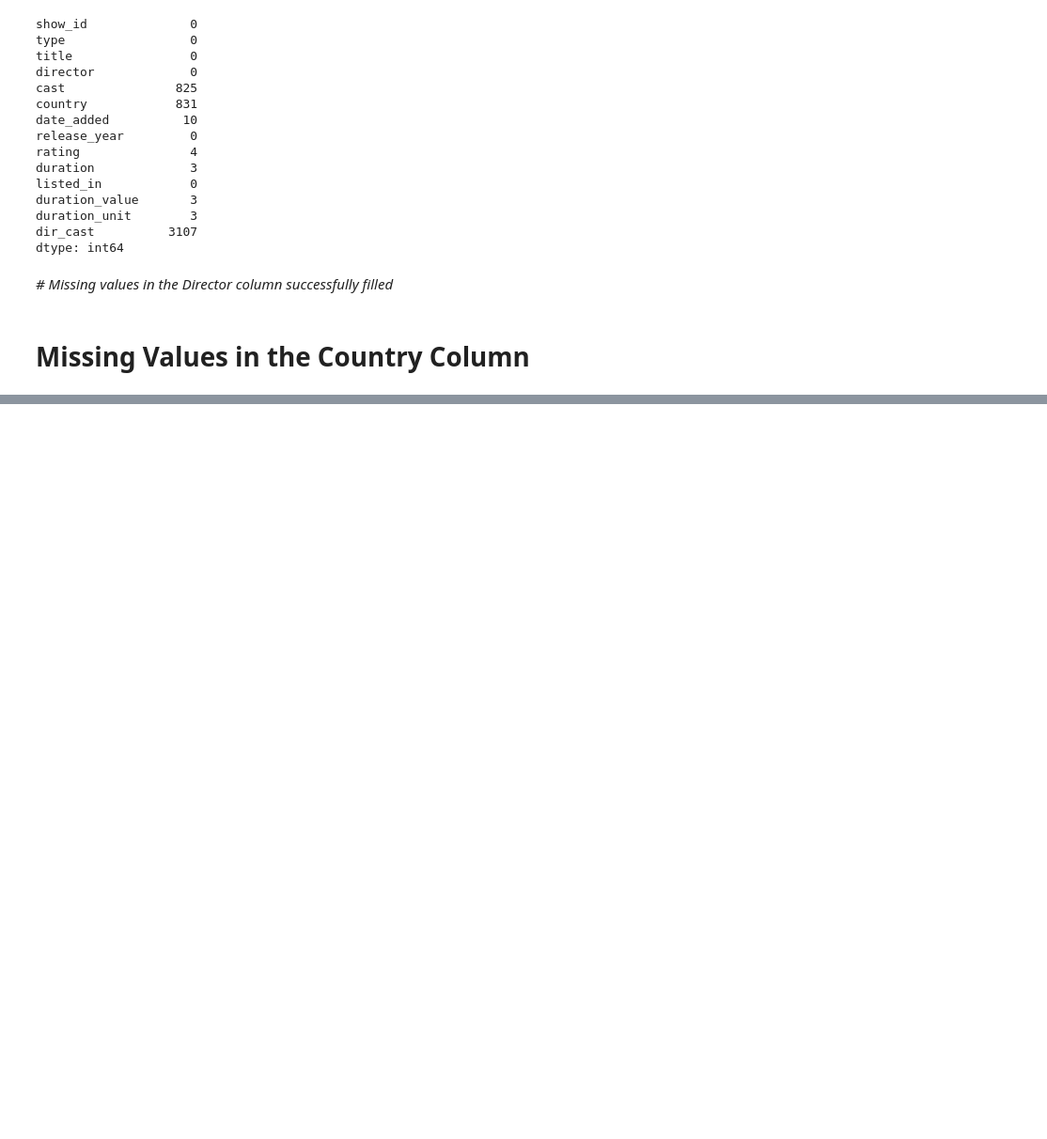
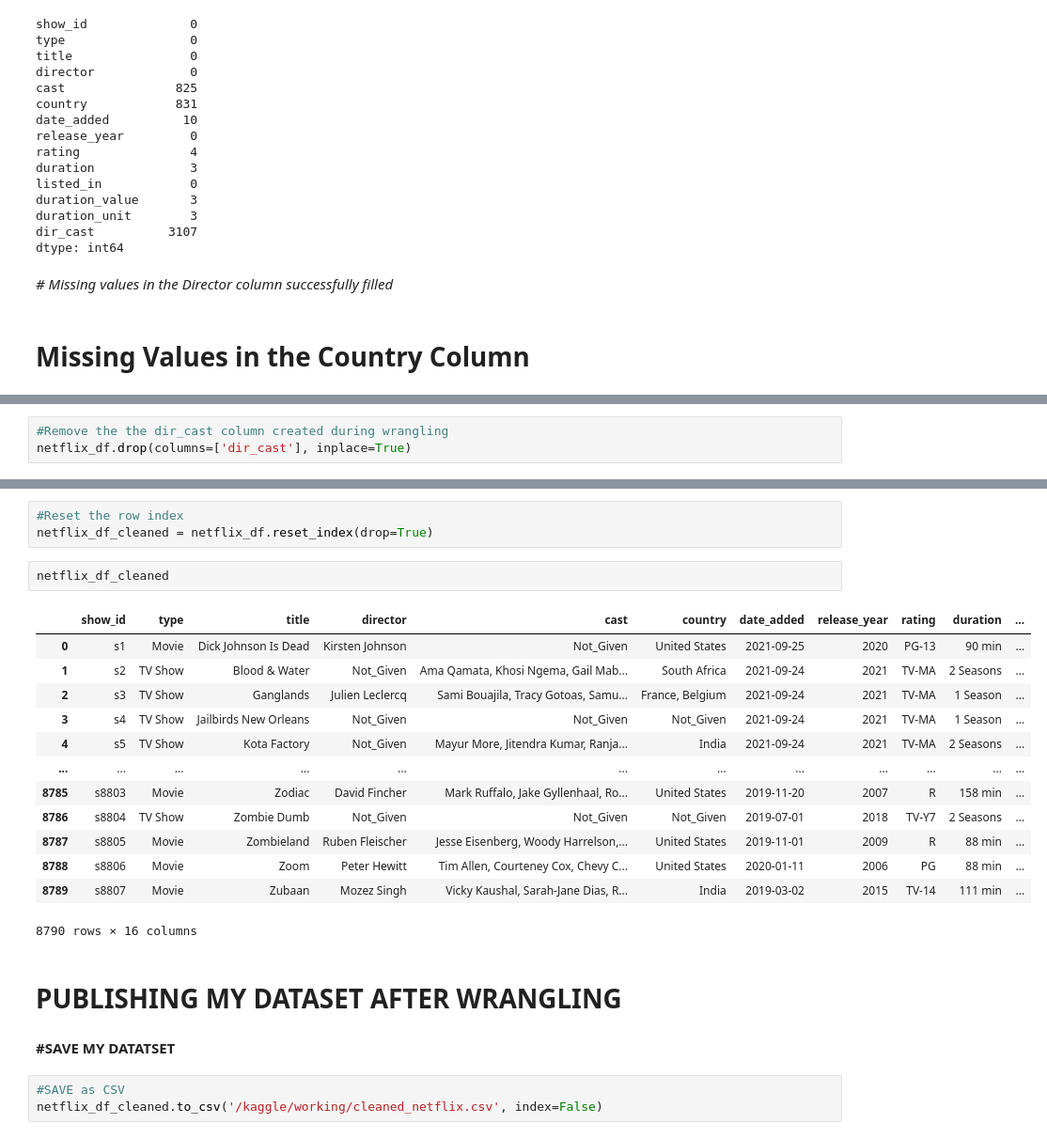
Before and after one commit to patrickkimathi/Netflix_movies_dataset, a Jupyter notebook: patrick-kariuki.ipynb, the cells around one changed output, grey strips where cells are left out. Shown at 94% size. Drawn from its saved outputs; the diff is of its cells as text; blank space fills up the shorter version.

Commit message:
Kaggle Notebook | Patrick Kariuki_CyberShujaa | Version 5

```diff
--- a/patrick-kariuki.ipynb
+++ b/patrick-kariuki.ipynb
@@ -350,0 +553,3 @@ dtype: int64
+# %%
+#Remove the the dir_cast column created during wrangling
+netflix_df.drop(columns=['dir_cast'], inplace=True)
@@ -350,0 +589,26 @@ dtype: int64
+# %%
+#Reset the row index
+netflix_df_cleaned = netflix_df.reset_index(drop=True)
+# %%
+netflix_df_cleaned
+# %% [output]
+|  | show_id | type | title | director | cast | country | date_added | release_year | rating | duration | ... |
+| 0 | s1 | Movie | Dick Johnson Is Dead | Kirsten Johnson | Not_Given | United States | 2021-09-25 | 2020 | PG-13 | 90 min | ... |
+| 1 | s2 | TV Show | Blood & Water | Not_Given | Ama Qamata, Khosi Ngema, Gail Mab... | South Africa | 2021-09-24 | 2021 | TV-MA | 2 Seasons | ... |
+| 2 | s3 | TV Show | Ganglands | Julien Leclercq | Sami Bouajila, Tracy Gotoas, Samu... | France, Belgium | 2021-09-24 | 2021 | TV-MA | 1 Season | ... |
+| 3 | s4 | TV Show | Jailbirds New Orleans | Not_Given | Not_Given | Not_Given | 2021-09-24 | 2021 | TV-MA | 1 Season | ... |
+| 4 | s5 | TV Show | Kota Factory | Not_Given | Mayur More, Jitendra Kumar, Ranja... | India | 2021-09-24 | 2021 | TV-MA | 2 Seasons | ... |
+| ... | ... | ... | ... | ... | ... | ... | ... | ... | ... | ... | ... |
+| 8785 | s8803 | Movie | Zodiac | David Fincher | Mark Ruffalo, Jake Gyllenhaal, Ro... | United States | 2019-11-20 | 2007 | R | 158 min | ... |
+| 8786 | s8804 | TV Show | Zombie Dumb | Not_Given | Not_Given | Not_Given | 2019-07-01 | 2018 | TV-Y7 | 2 Seasons | ... |
+| 8787 | s8805 | Movie | Zombieland | Ruben Fleischer | Jesse Eisenberg, Woody Harrelson,... | United States | 2019-11-01 | 2009 | R | 88 min | ... |
+| 8788 | s8806 | Movie | Zoom | Peter Hewitt | Tim Allen, Courteney Cox, Chevy C... | United States | 2020-01-11 | 2006 | PG | 88 min | ... |
+| 8789 | s8807 | Movie | Zubaan | Mozez Singh | Vicky Kaushal, Sarah-Jane Dias, R... | India | 2019-03-02 | 2015 | TV-14 | 111 min | ... |
+8790 rows × 16 columns
+# %% [markdown]
+# PUBLISHING MY DATASET AFTER WRANGLING
+# %% [markdown]
+**#SAVE MY DATATSET**
+# %%
+#SAVE as CSV
+netflix_df_cleaned.to_csv('/kaggle/working/cleaned_netflix.csv', index=False)
```
Also changed, not shown: parts of 38 cells of this notebook.
